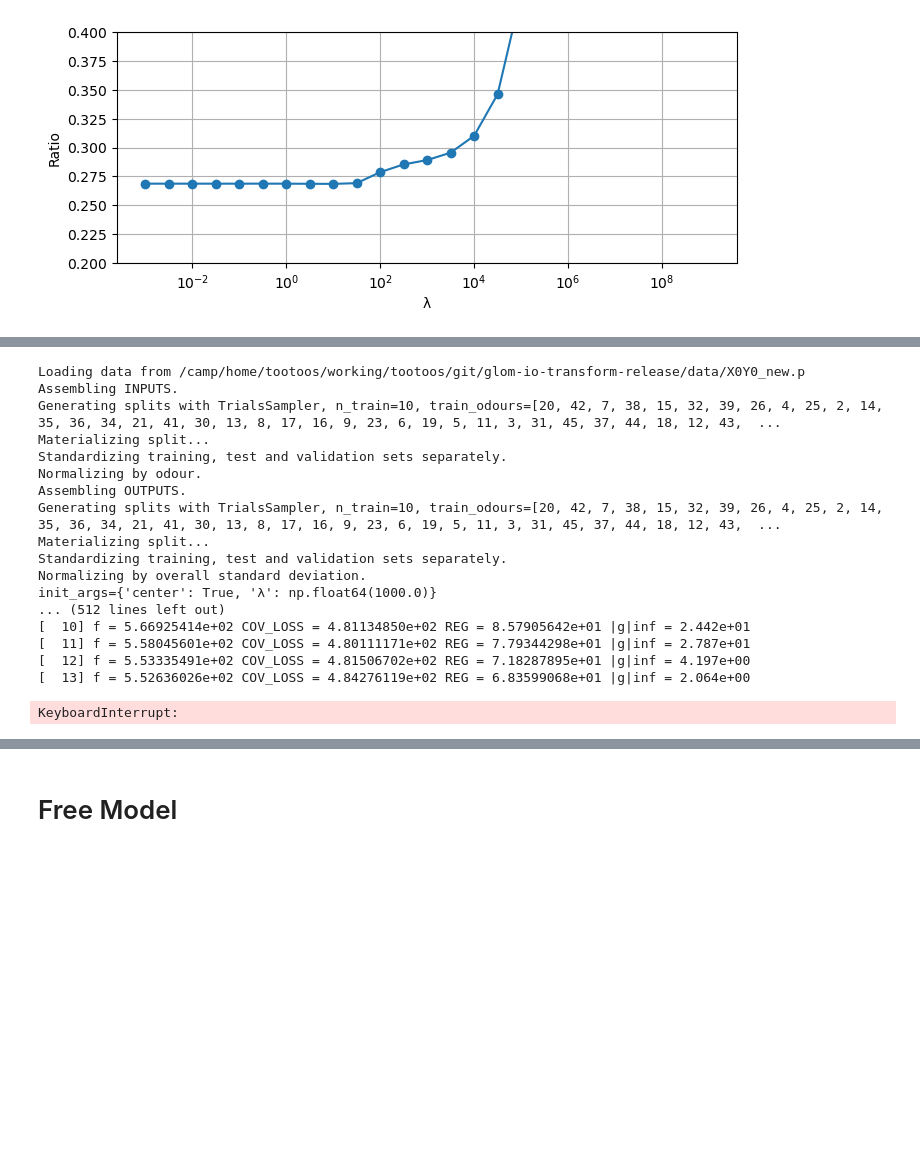
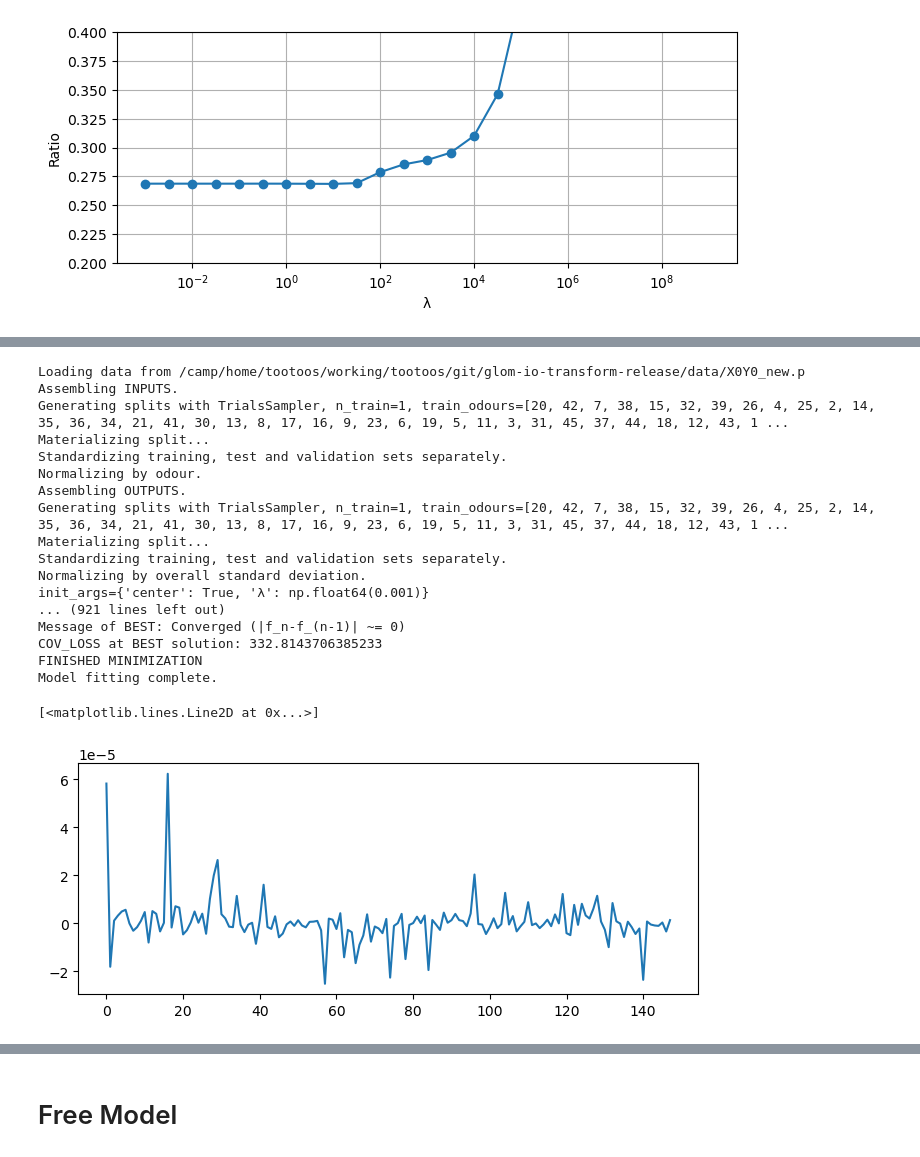
Before and after one commit to stootoon/glom-io-transform-release, a Jupyter notebook: model-fitting/demo_generalization.ipynb, the cells around one changed output, grey strips where cells are left out. Saved outputs shown, nothing was run; the diff lists cells and outputs as text; code cells hidden in the pictures; blank space fills up the shorter version.

```diff
--- a/model-fitting/demo_generalization.ipynb
+++ b/model-fitting/demo_generalization.ipynb
@@ -466,24 +486,29 @@ grid(True)
 # %%
 # Manually run in.225.p
-with open(os.path.join(trials.split_dir, "fit_diag", "in.237.p"), "rb") as f:
+with open(os.path.join(trials.split_dir, "fit_diag", "in.225.p"), "rb") as f:
     inp = pickle.load(f)
-results = driver.run(inp)
+inp["sampler"]["n_train"]=1
+results, dataset, mdl = driver.run(inp, return_dataset=True, return_model=True)
 # %% [output]
 Loading data from /camp/home/tootoos/working/tootoos/git/glom-io-transform-release/data/X0Y0_new.p
 Assembling INPUTS.
-Generating splits with TrialsSampler, n_train=10, train_odours=[20, 42, 7, 38, 15, 32, 39, 26, 4, 25, 2, 14, 35, 36, 34, 21, 41, 30, 13, 8, 17, 16, 9, 23, 6, 19, 5, 11, 3, 31, 45, 37, 44, 18, 12, 43,  ...
+Generating splits with TrialsSampler, n_train=1, train_odours=[20, 42, 7, 38, 15, 32, 39, 26, 4, 25, 2, 14, 35, 36, 34, 21, 41, 30, 13, 8, 17, 16, 9, 23, 6, 19, 5, 11, 3, 31, 45, 37, 44, 18, 12, 43, 1 ...
 Materializing split...
 Standardizing training, test and validation sets separately.
 Normalizing by odour.
 Assembling OUTPUTS.
-Generating splits with TrialsSampler, n_train=10, train_odours=[20, 42, 7, 38, 15, 32, 39, 26, 4, 25, 2, 14, 35, 36, 34, 21, 41, 30, 13, 8, 17, 16, 9, 23, 6, 19, 5, 11, 3, 31, 45, 37, 44, 18, 12, 43,  ...
+Generating splits with TrialsSampler, n_train=1, train_odours=[20, 42, 7, 38, 15, 32, 39, 26, 4, 25, 2, 14, 35, 36, 34, 21, 41, 30, 13, 8, 17, 16, 9, 23, 6, 19, 5, 11, 3, 31, 45, 37, 44, 18, 12, 43, 1 ...
 Materializing split...
 Standardizing training, test and validation sets separately.
 Normalizing by overall standard deviation.
-init_args={'center': True, 'λ': np.float64(1000.0)}
-... (512 lines left out)
-[  10] f = 5.66925414e+02 COV_LOSS = 4.81134850e+02 REG = 8.57905642e+01 |g|inf = 2.442e+01
-[  11] f = 5.58045601e+02 COV_LOSS = 4.80111171e+02 REG = 7.79344298e+01 |g|inf = 2.787e+01
-[  12] f = 5.53335491e+02 COV_LOSS = 4.81506702e+02 REG = 7.18287895e+01 |g|inf = 4.197e+00
-[  13] f = 5.52636026e+02 COV_LOSS = 4.84276119e+02 REG = 6.83599068e+01 |g|inf = 2.064e+00
+init_args={'center': True, 'λ': np.float64(0.001)}
+... (921 lines left out)
+Message of BEST: Converged (|f_n-f_(n-1)| ~= 0)
+COV_LOSS at BEST solution: 332.8143706385233
+FINISHED MINIMIZATION
+Model fitting complete.
-KeyboardInterrupt:
+# %%
+plot(mdl.JAC_LOSS(z))
+# %% [output]
+[<matplotlib.lines.Line2D at 0x...>]
+[figure, added]
```
Also changed, not shown: parts of 7 cells of this notebook.
